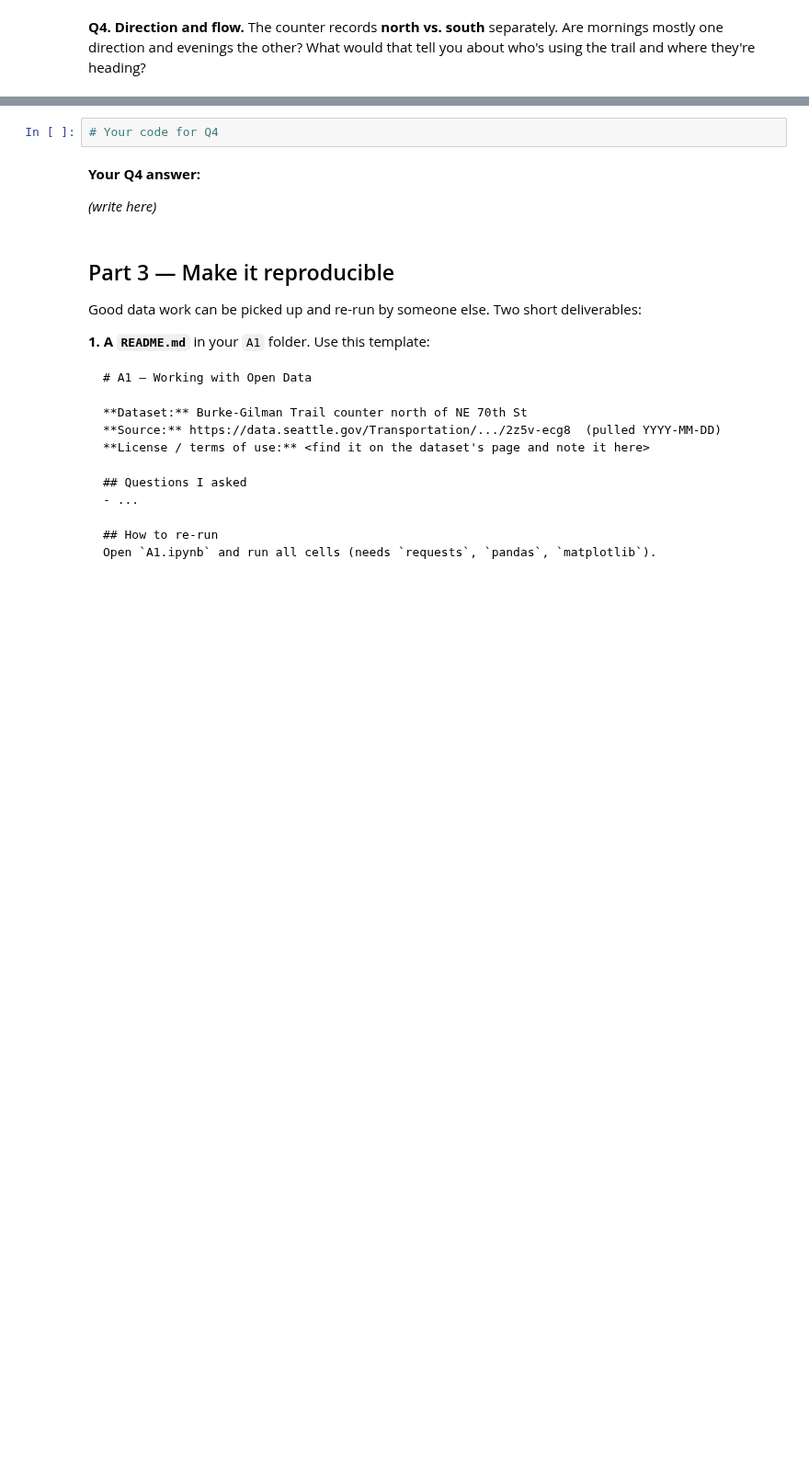
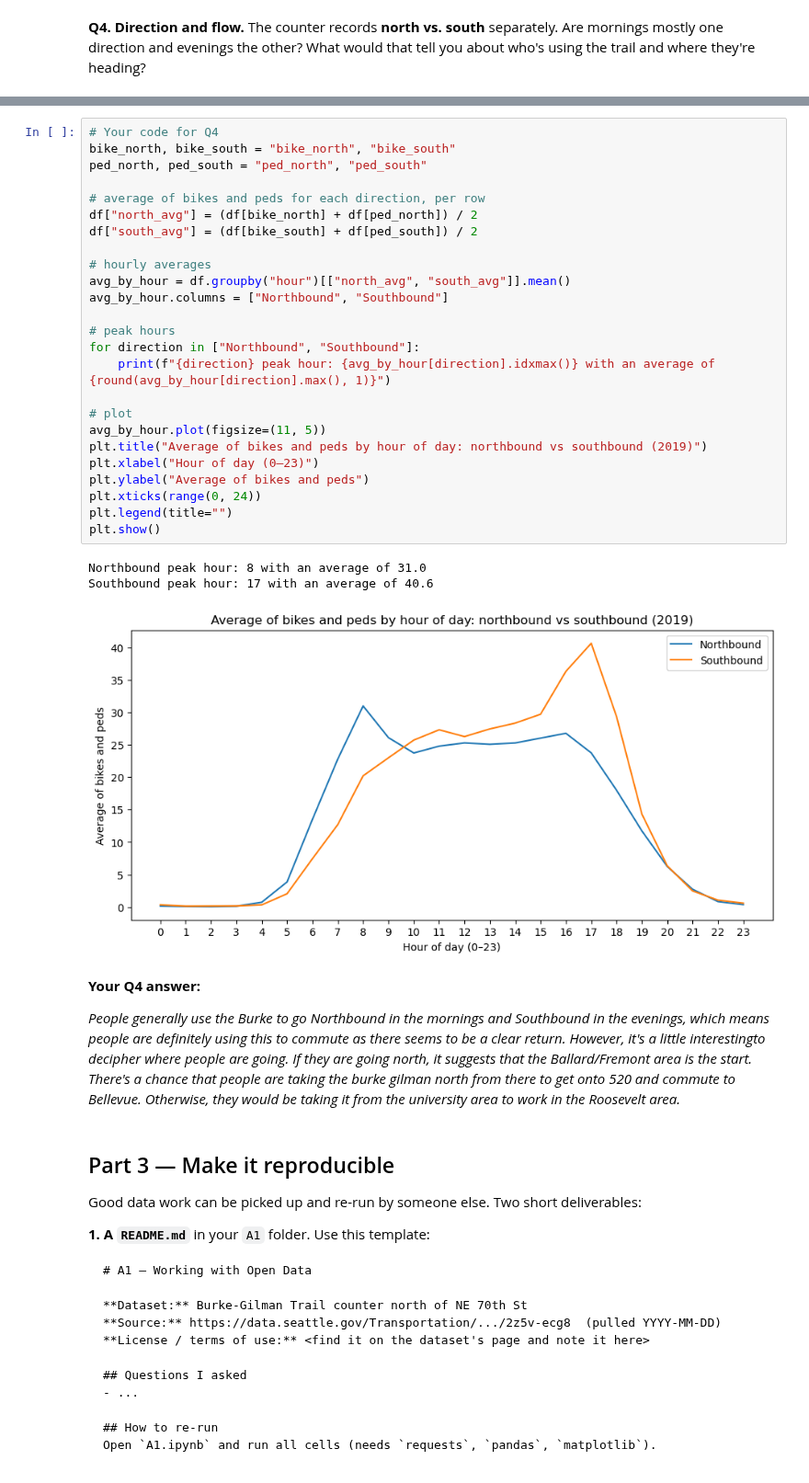
Before and after one commit to dvenka23/hcde-410, a Jupyter notebook: A1/A1.ipynb, the cells around one changed output, grey strips where cells are left out. Shown at 92% size. Saved outputs shown, nothing was run; the diff lists cells and outputs as text; blank space fills up the shorter version.

```diff
--- a/A1/A1.ipynb
+++ b/A1/A1.ipynb
@@ -131,9 +276,36 @@ The counter records **north vs. south** separately. Are mornings mostly one dire
 # %%
 # Your code for Q4
+bike_north, bike_south = "bike_north", "bike_south"
+ped_north, ped_south = "ped_north", "ped_south"
+
+# average of bikes and peds for each direction, per row
+df["north_avg"] = (df[bike_north] + df[ped_north]) / 2
+df["south_avg"] = (df[bike_south] + df[ped_south]) / 2
+
+# hourly averages
+avg_by_hour = df.groupby("hour")[["north_avg", "south_avg"]].mean()
+avg_by_hour.columns = ["Northbound", "Southbound"]
+
+# peak hours
+for direction in ["Northbound", "Southbound"]:
+    print(f"{direction} peak hour: {avg_by_hour[direction].idxmax()} with an average of {round(avg_by_hour[direction].max(), 1)}")
+
+# plot
+avg_by_hour.plot(figsize=(11, 5))
+plt.title("Average of bikes and peds by hour of day: northbound vs southbound (2019)")
+plt.xlabel("Hour of day (0–23)")
+plt.ylabel("Average of bikes and peds")
+plt.xticks(range(0, 24))
+plt.legend(title="")
+plt.show()
+# %% [output]
+Northbound peak hour: 8 with an average of 31.0
+Southbound peak hour: 17 with an average of 40.6
+[figure, added]
 # %% [markdown]
 **Your Q4 answer:**
 
-*(write here)*
+*People generally use the Burke to go Northbound in the mornings and Southbound in the evenings, which means people are definitely using this to commute as there seems to be a clear return. However, it's a little interestingto decipher where people are going. If they are going north, it suggests that the Ballard/Fremont area is the start. There's a chance that people are taking the burke gilman north from there to get onto 520 and commute to Bellevue. Otherwise, they would be taking it from the university area to work in the Roosevelt area.*
 # %% [markdown]
 ## Part 3 — Make it reproducible
 
```
Also changed, not shown: parts of 14 cells of this notebook.
